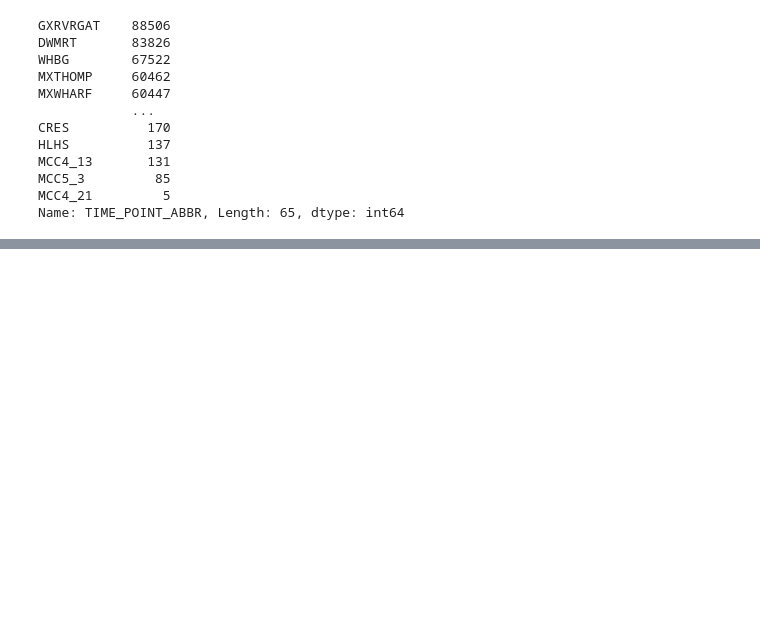
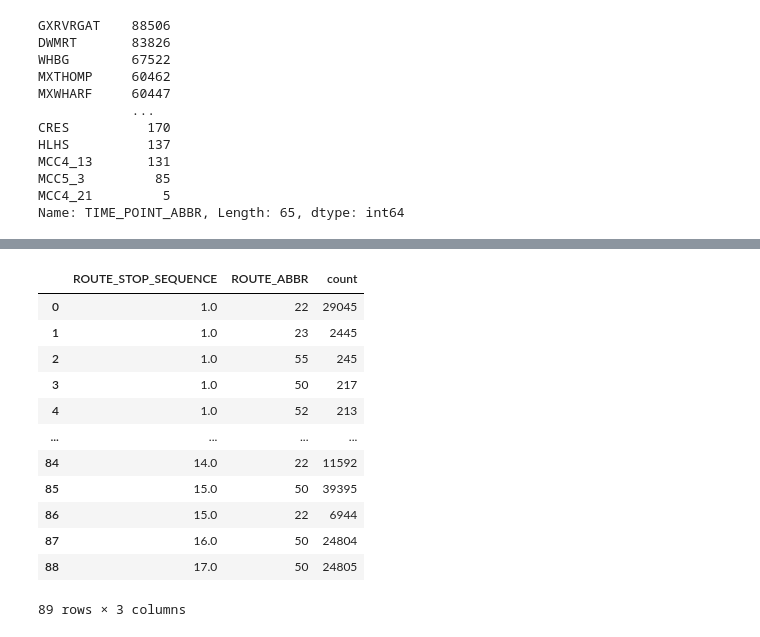
Before and after one commit to NSS-Data-Analytics-Cohort-7/wego-python-bit-my_finger, a Jupyter notebook: notebook/wego_preston_notebook.ipynb, the cells around one changed output, grey strips where cells are left out. Cells and saved outputs as stored; diff of their text form; code cells hidden in the pictures; blank space fills up the shorter version.

```diff
--- a/notebook/wego_preston_notebook.ipynb
+++ b/notebook/wego_preston_notebook.ipynb
@@ -201,0 +223,16 @@ wego_tidy.head()
+# %%
+wego_tidy.groupby('ROUTE_STOP_SEQUENCE', as_index=False)['ROUTE_ABBR'].value_counts()
+# %% [output]
+|  | ROUTE_STOP_SEQUENCE | ROUTE_ABBR | count |
+| 0 | 1.0 | 22 | 29045 |
+| 1 | 1.0 | 23 | 2445 |
+| 2 | 1.0 | 55 | 245 |
+| 3 | 1.0 | 50 | 217 |
+| 4 | 1.0 | 52 | 213 |
+| ... | ... | ... | ... |
+| 84 | 14.0 | 22 | 11592 |
+| 85 | 15.0 | 50 | 39395 |
+| 86 | 15.0 | 22 | 6944 |
+| 87 | 16.0 | 50 | 24804 |
+| 88 | 17.0 | 50 | 24805 |
+89 rows × 3 columns
```
Also changed, not shown: parts of 11 cells of this notebook.
